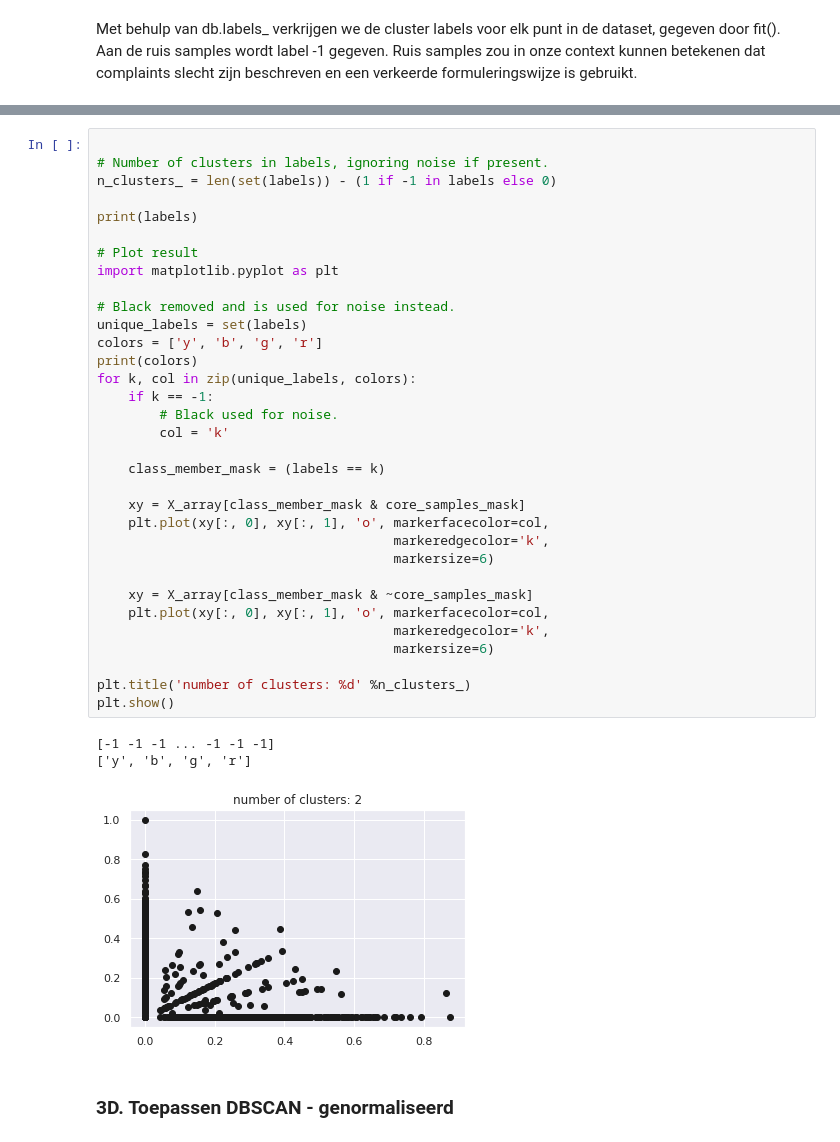
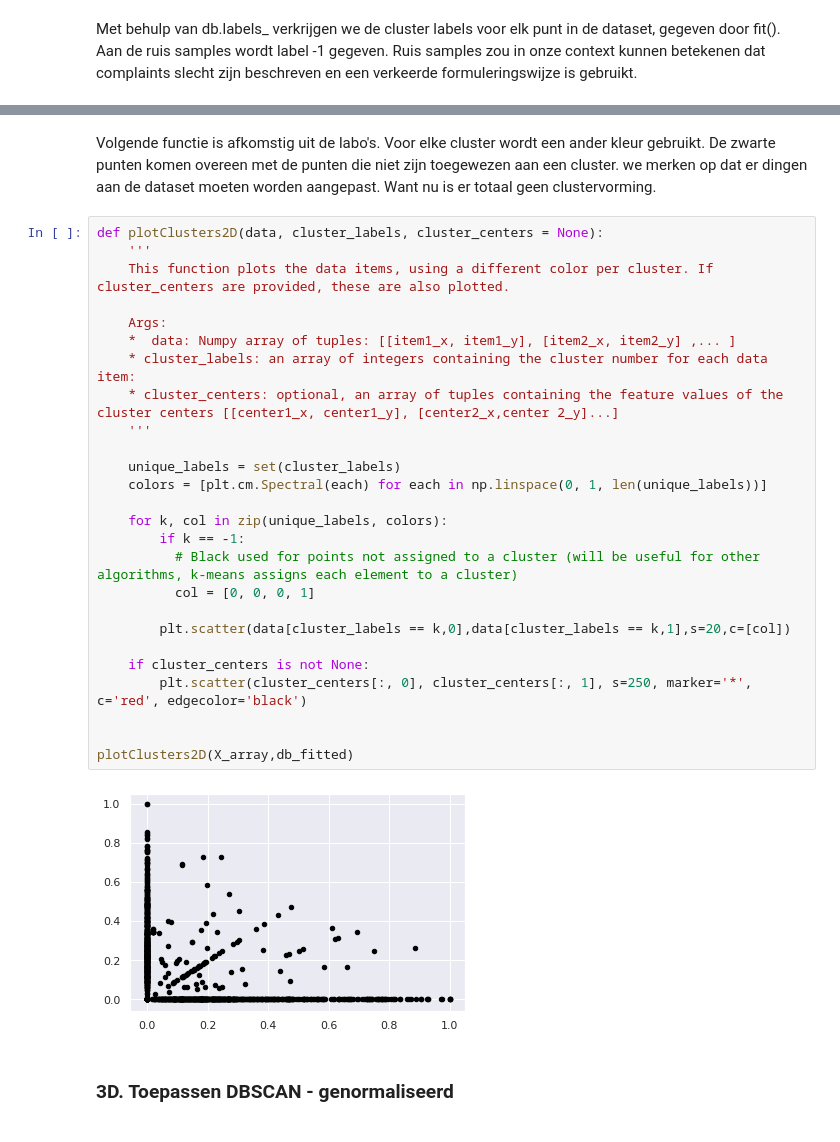
Before and after one commit to WouterStemgee/applied-machine-learning-consumer-complaints-database, a Jupyter notebook: sprint2_unsupervised-learning/sprint2_Lucas.ipynb, the cells around one changed output, grey strips where cells are left out. Drawn from its saved outputs; the diff is of its cells as text.

```diff
--- a/sprint2_unsupervised-learning/sprint2_Lucas.ipynb
+++ b/sprint2_unsupervised-learning/sprint2_Lucas.ipynb
@@ -215,40 +203,35 @@ Cluster 1 is van grootte 20
-# %%
-
-# Number of clusters in labels, ignoring noise if present.
-n_clusters_ = len(set(labels)) - (1 if -1 in labels else 0)
-
-print(labels)
-
-# Plot result
-import matplotlib.pyplot as plt
-
-# Black removed and is used for noise instead.
-unique_labels = set(labels)
-colors = ['y', 'b', 'g', 'r']
-print(colors)
-for k, col in zip(unique_labels, colors):
-    if k == -1:
-        # Black used for noise.
-        col = 'k'
-
-    class_member_mask = (labels == k)
-
-    xy = X_array[class_member_mask & core_samples_mask]
-    plt.plot(xy[:, 0], xy[:, 1], 'o', markerfacecolor=col,
-                                      markeredgecolor='k',
-                                      markersize=6)
-
-    xy = X_array[class_member_mask & ~core_samples_mask]
-    plt.plot(xy[:, 0], xy[:, 1], 'o', markerfacecolor=col,
-                                      markeredgecolor='k',
-                                      markersize=6)
-
-plt.title('number of clusters: %d' %n_clusters_)
-plt.show()
-# %% [output]
-[-1 -1 -1 ... -1 -1 -1]
-['y', 'b', 'g', 'r']
-[figure, removed]
+# %% [markdown]
+Volgende functie is afkomstig uit de labo's. Voor elke cluster wordt een ander kleur gebruikt.
+De zwarte punten komen overeen met de punten die niet zijn toegewezen aan een cluster.
+we merken op dat er dingen aan de dataset moeten worden aangepast. Want nu is er totaal geen clustervorming.
+# %%
+def plotClusters2D(data, cluster_labels, cluster_centers = None):
+    '''
+    This function plots the data items, using a different color per cluster. If cluster_centers are provided, these are also plotted.
+
+    Args:
+    *  data: Numpy array of tuples: [[item1_x, item1_y], [item2_x, item2_y] ,... ]
+    * cluster_labels: an array of integers containing the cluster number for each data item:
+    * cluster_centers: optional, an array of tuples containing the feature values of the cluster centers [[center1_x, center1_y], [center2_x,center 2_y]...]
+    '''
+
+    unique_labels = set(cluster_labels)
+    colors = [plt.cm.Spectral(each) for each in np.linspace(0, 1, len(unique_labels))]
+
+    for k, col in zip(unique_labels, colors):
+        if k == -1:
+          # Black used for points not assigned to a cluster (will be useful for other algorithms, k-means assigns each element to a cluster)
+          col = [0, 0, 0, 1]
+
+        plt.scatter(data[cluster_labels == k,0],data[cluster_labels == k,1],s=20,c=[col])
+
+    if cluster_centers is not None:
+        plt.scatter(cluster_centers[:, 0], cluster_centers[:, 1], s=250, marker='*', c='red', edgecolor='black')
+
+
+plotClusters2D(X_array,db_fitted)
+# %% [output]
+[figure, added]
 # %% [markdown]
 ### 3D. Toepassen DBSCAN - genormaliseerd
 # %% [markdown]
```
Also changed, not shown: parts of 39 cells of this notebook.
